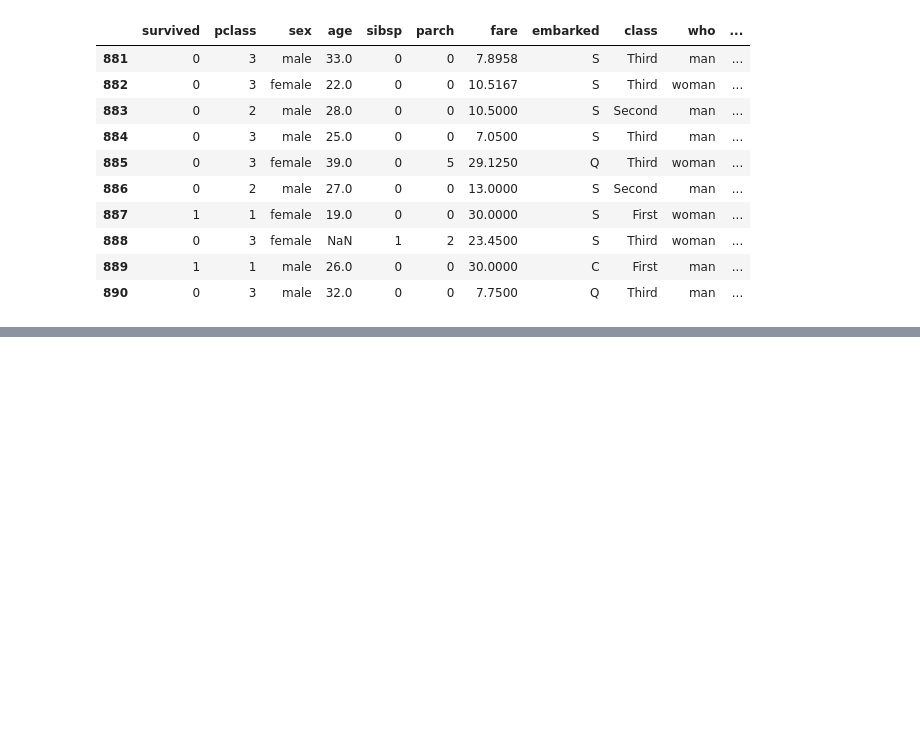
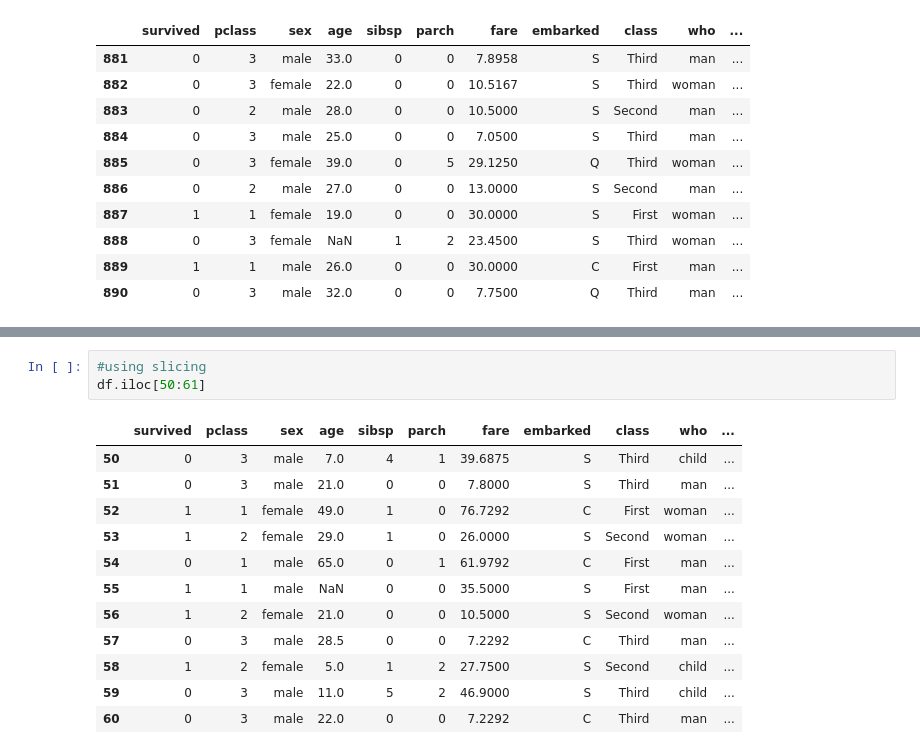
Before and after one commit to shivanshkumar88/Python-Data-Science, a Jupyter notebook: Data Analysis/Analysis.ipynb, the cells around one changed output, grey strips where cells are left out. Cells and saved outputs as stored; diff of their text form; blank space fills up the shorter version.

```diff
--- a/Data Analysis/Analysis.ipynb
+++ b/Data Analysis/Analysis.ipynb
@@ -73,0 +179,16 @@ df.tail(10) #To see last.
+# %%
+#using slicing
+df.iloc[50:61]
+# %% [output]
+|  | survived | pclass | sex | age | sibsp | parch | fare | embarked | class | who | ... |
+| 50 | 0 | 3 | male | 7.0 | 4 | 1 | 39.6875 | S | Third | child | ... |
+| 51 | 0 | 3 | male | 21.0 | 0 | 0 | 7.8000 | S | Third | man | ... |
+| 52 | 1 | 1 | female | 49.0 | 1 | 0 | 76.7292 | C | First | woman | ... |
+| 53 | 1 | 2 | female | 29.0 | 1 | 0 | 26.0000 | S | Second | woman | ... |
+| 54 | 0 | 1 | male | 65.0 | 0 | 1 | 61.9792 | C | First | man | ... |
+| 55 | 1 | 1 | male | NaN | 0 | 0 | 35.5000 | S | First | man | ... |
+| 56 | 1 | 2 | female | 21.0 | 0 | 0 | 10.5000 | S | Second | woman | ... |
+| 57 | 0 | 3 | male | 28.5 | 0 | 0 | 7.2292 | C | Third | man | ... |
+| 58 | 1 | 2 | female | 5.0 | 1 | 2 | 27.7500 | S | Second | child | ... |
+| 59 | 0 | 3 | male | 11.0 | 5 | 2 | 46.9000 | S | Third | child | ... |
+| 60 | 0 | 3 | male | 22.0 | 0 | 0 | 7.2292 | C | Third | man | ... |
```
Also changed, not shown: parts of 17 cells of this notebook.
